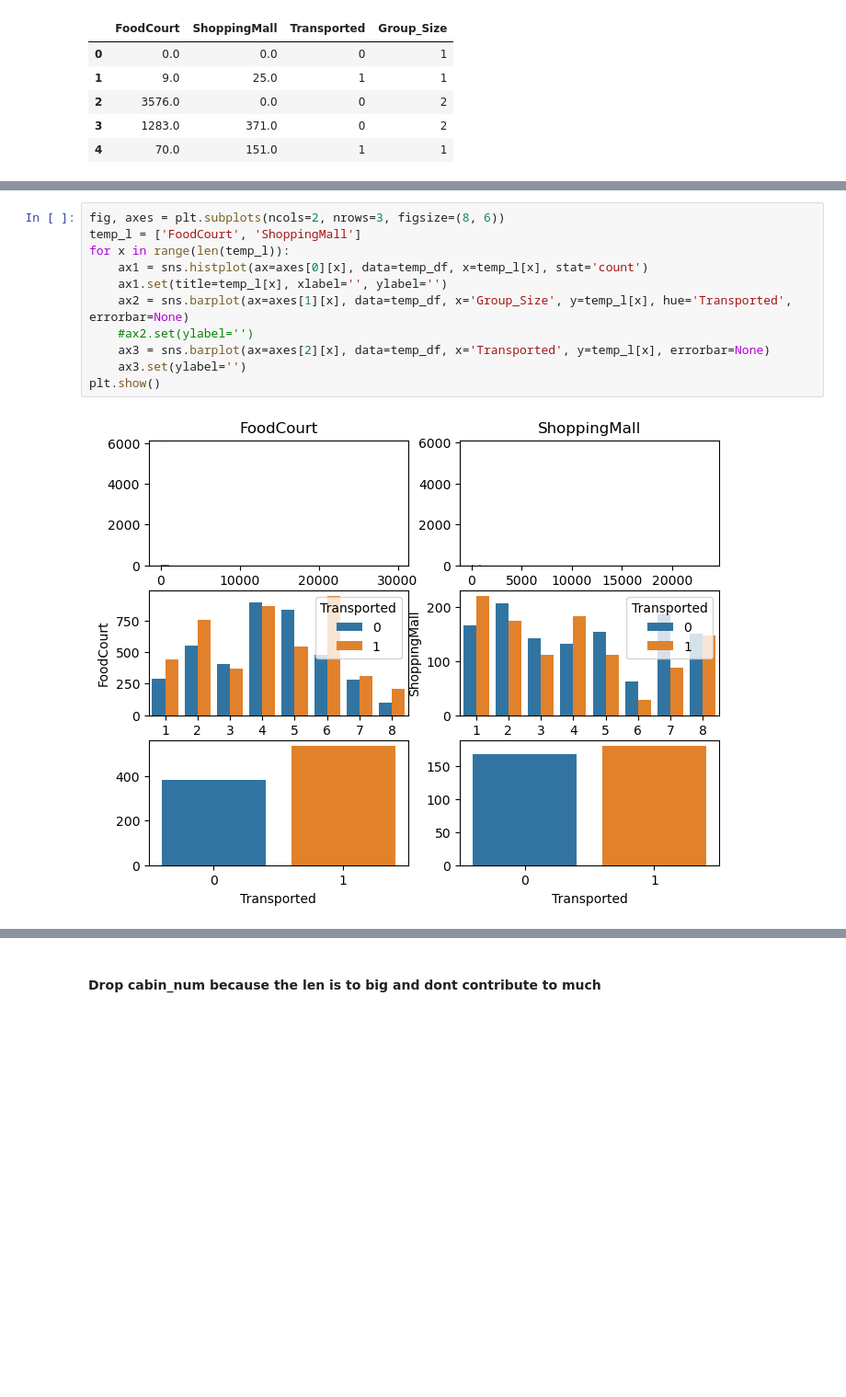
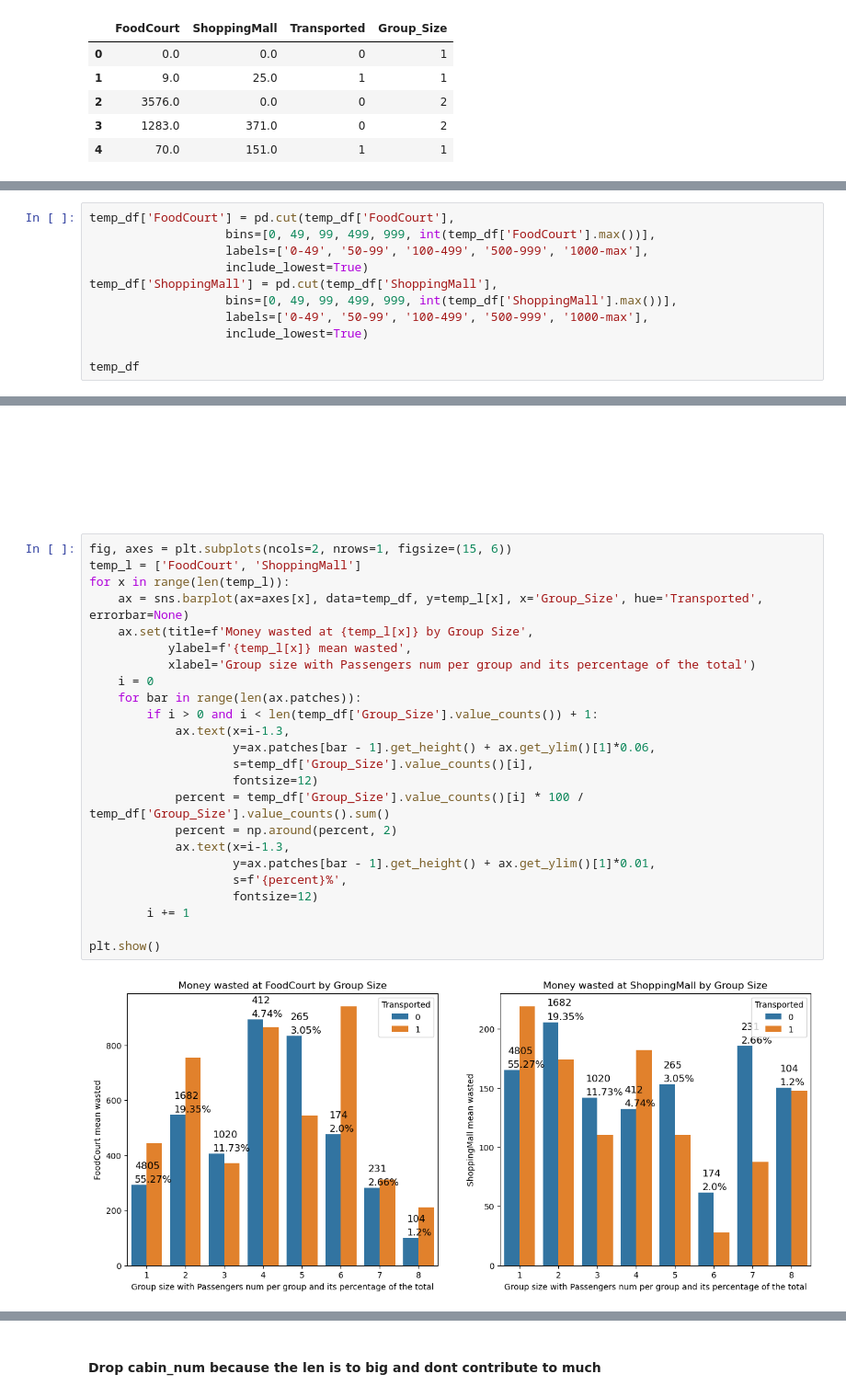
Before and after one commit to Manuelsierra95/data-science, a Jupyter notebook: Spaceship-Titanic/Spaceship Titanic.ipynb, the cells around one changed output, grey strips where cells are left out. Shown at 92% size. Drawn from its saved outputs; the diff is of its cells as text; blank space fills up the shorter version.

```diff
--- a/Spaceship-Titanic/Spaceship Titanic.ipynb
+++ b/Spaceship-Titanic/Spaceship Titanic.ipynb
@@ -362,0 +338,11 @@ Name: FoodCourt, dtype: float64
+# %%
+temp_df['FoodCourt'] = pd.cut(temp_df['FoodCourt'],
+                   bins=[0, 49, 99, 499, 999, int(temp_df['FoodCourt'].max())],
+                   labels=['0-49', '50-99', '100-499', '500-999', '1000-max'],
+                   include_lowest=True)
+temp_df['ShoppingMall'] = pd.cut(temp_df['ShoppingMall'],
+                   bins=[0, 49, 99, 499, 999, int(temp_df['ShoppingMall'].max())],
+                   labels=['0-49', '50-99', '100-499', '500-999', '1000-max'],
+                   include_lowest=True)
+
+temp_df
@@ -363,13 +398,32 @@ Name: FoodCourt, dtype: float64
+# %% [markdown]
+# ###############################################################
+# %% [markdown]
+# ###############################################################
+# %% [markdown]
+# ###############################################################
 # %%
-fig, axes = plt.subplots(ncols=2, nrows=3, figsize=(8, 6))
+fig, axes = plt.subplots(ncols=2, nrows=1, figsize=(15, 6))
 temp_l = ['FoodCourt', 'ShoppingMall']
 for x in range(len(temp_l)):
-    ax1 = sns.histplot(ax=axes[0][x], data=temp_df, x=temp_l[x], stat='count')
-    ax1.set(title=temp_l[x], xlabel='', ylabel='')
-    ax2 = sns.barplot(ax=axes[1][x], data=temp_df, x='Group_Size', y=temp_l[x], hue='Transported', errorbar=None)
-    #ax2.set(ylabel='')
-    ax3 = sns.barplot(ax=axes[2][x], data=temp_df, x='Transported', y=temp_l[x], errorbar=None)
-    ax3.set(ylabel='')
+    ax = sns.barplot(ax=axes[x], data=temp_df, y=temp_l[x], x='Group_Size', hue='Transported', errorbar=None)
+    ax.set(title=f'Money wasted at {temp_l[x]} by Group Size',
+           ylabel=f'{temp_l[x]} mean wasted',
+           xlabel='Group size with Passengers num per group and its percentage of the total')
+    i = 0
+    for bar in range(len(ax.patches)):
+        if i > 0 and i < len(temp_df['Group_Size'].value_counts()) + 1:
+            ax.text(x=i-1.3,
+                    y=ax.patches[bar - 1].get_height() + ax.get_ylim()[1]*0.06,
+                    s=temp_df['Group_Size'].value_counts()[i],
+                    fontsize=12)
+            percent = temp_df['Group_Size'].value_counts()[i] * 100 / temp_df['Group_Size'].value_counts().sum()
+            percent = np.around(percent, 2)
+            ax.text(x=i-1.3,
+                    y=ax.patches[bar - 1].get_height() + ax.get_ylim()[1]*0.01,
+                    s=f'{percent}%',
+                    fontsize=12)
+        i += 1
+
 plt.show()
 # %% [output]
-[figure, old version]
+[figure, new version]
```
Also changed, not shown: parts of 28 cells of this notebook.
